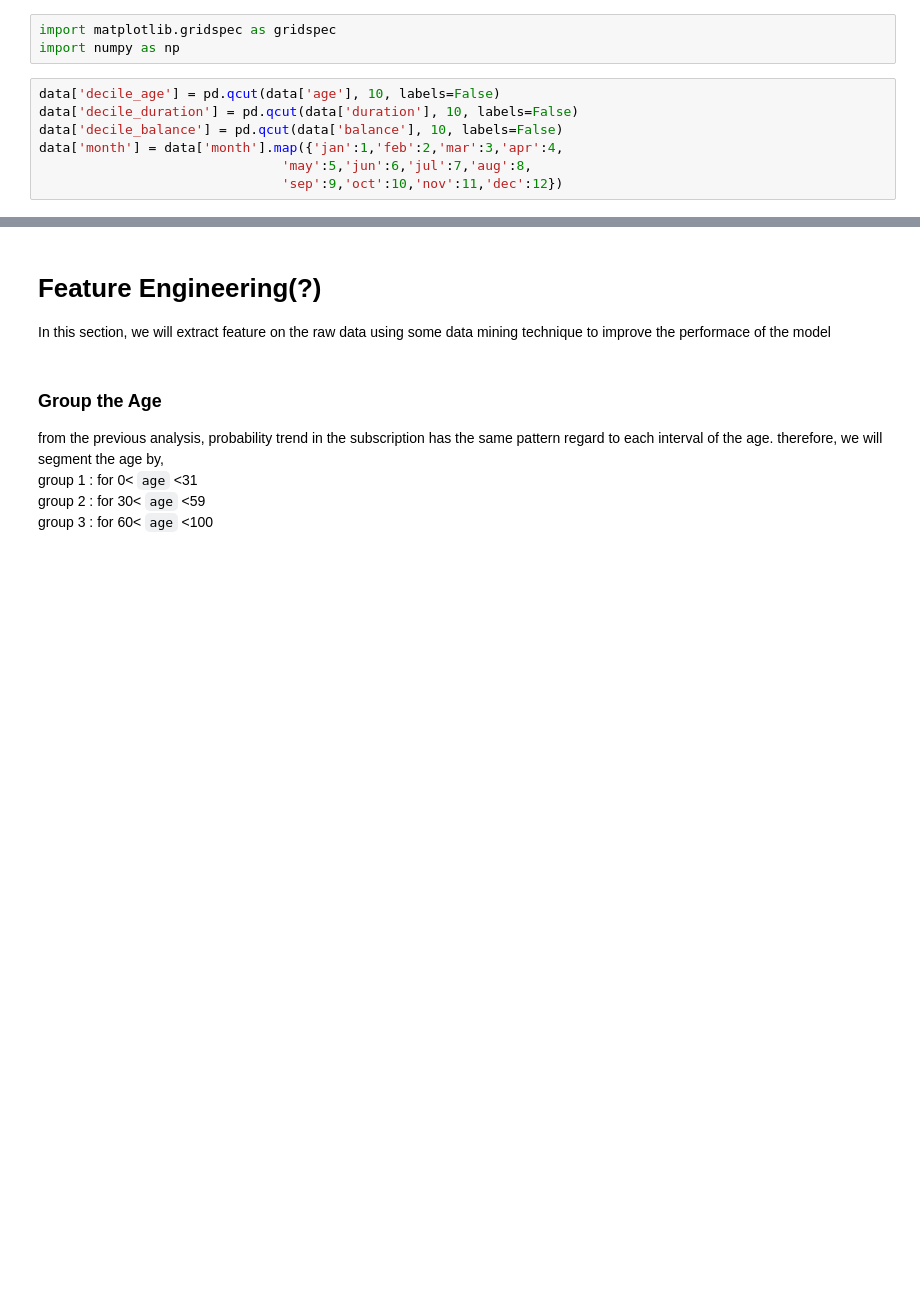
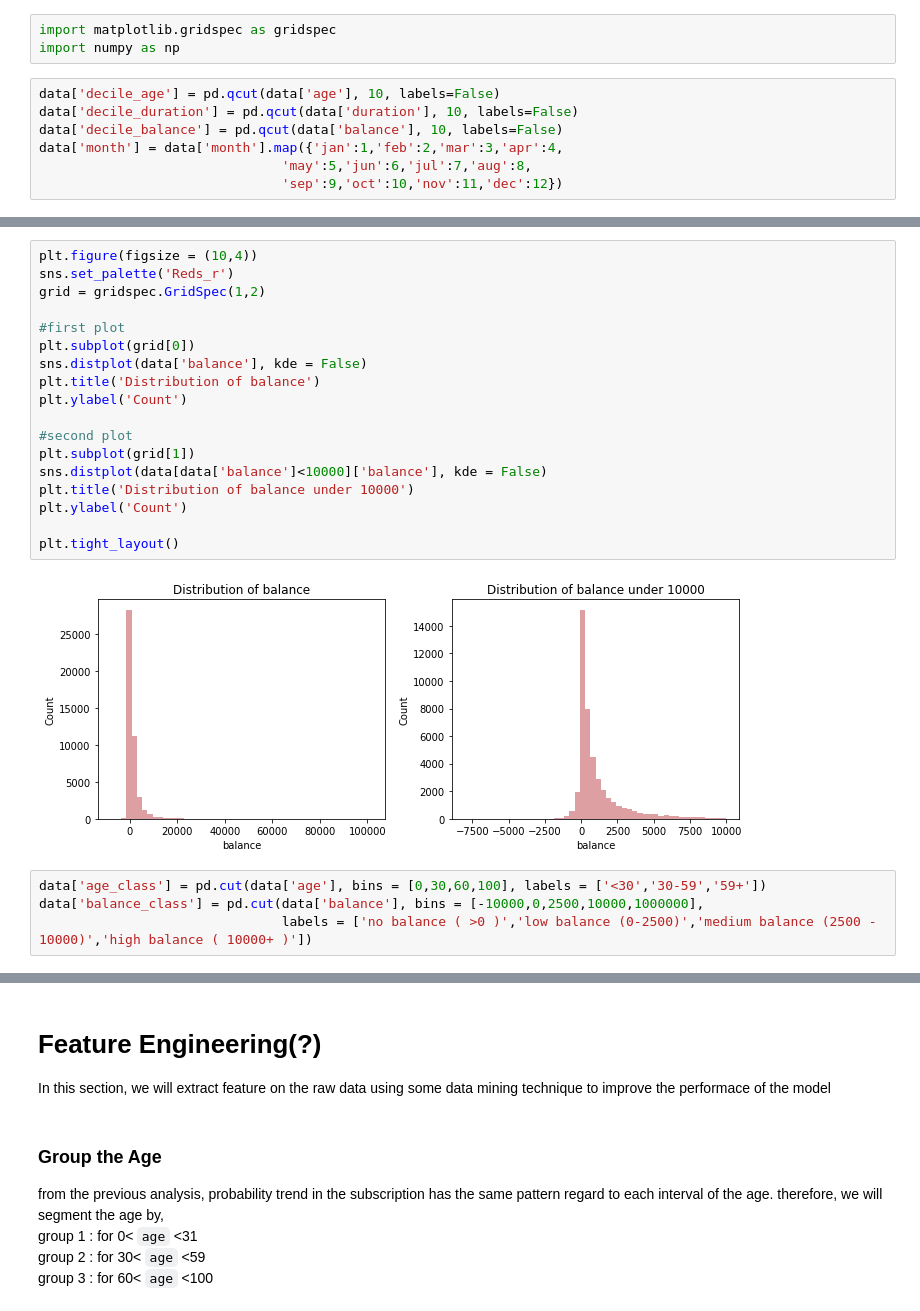
Before and after one commit to suparjotamin/Bangkit-Assignment-5, a Jupyter notebook: Bangkit!_Assignment_5_Machine_Learning_for_Bank_Telemarketing.ipynb, the cells around one changed output, grey strips where cells are left out. Drawn from its saved outputs; the diff is of its cells as text; blank space fills up the shorter version.

Commit message:
add new plot

```diff
--- a/Bangkit!_Assignment_5_Machine_Learning_for_Bank_Telemarketing.ipynb
+++ b/Bangkit!_Assignment_5_Machine_Learning_for_Bank_Telemarketing.ipynb
@@ -233,0 +248,24 @@ plt.show()
+# %%
+plt.figure(figsize = (10,4))
+sns.set_palette('Reds_r')
+grid = gridspec.GridSpec(1,2)
+
+#first plot
+plt.subplot(grid[0])
+sns.distplot(data['balance'], kde = False)
+plt.title('Distribution of balance')
+plt.ylabel('Count')
+
+#second plot
+plt.subplot(grid[1])
+sns.distplot(data[data['balance']<10000]['balance'], kde = False)
+plt.title('Distribution of balance under 10000')
+plt.ylabel('Count')
+
+plt.tight_layout()
+# %% [output]
+[figure, added]
+# %%
+data['age_class'] = pd.cut(data['age'], bins = [0,30,60,100], labels = ['<30','30-59','59+'])
+data['balance_class'] = pd.cut(data['balance'], bins = [-10000,0,2500,10000,1000000],
+                               labels = ['no balance ( >0 )','low balance (0-2500)','medium balance (2500 - 10000)','high balance ( 10000+ )'])
```
Also changed, not shown: parts of 7 cells of this notebook.
